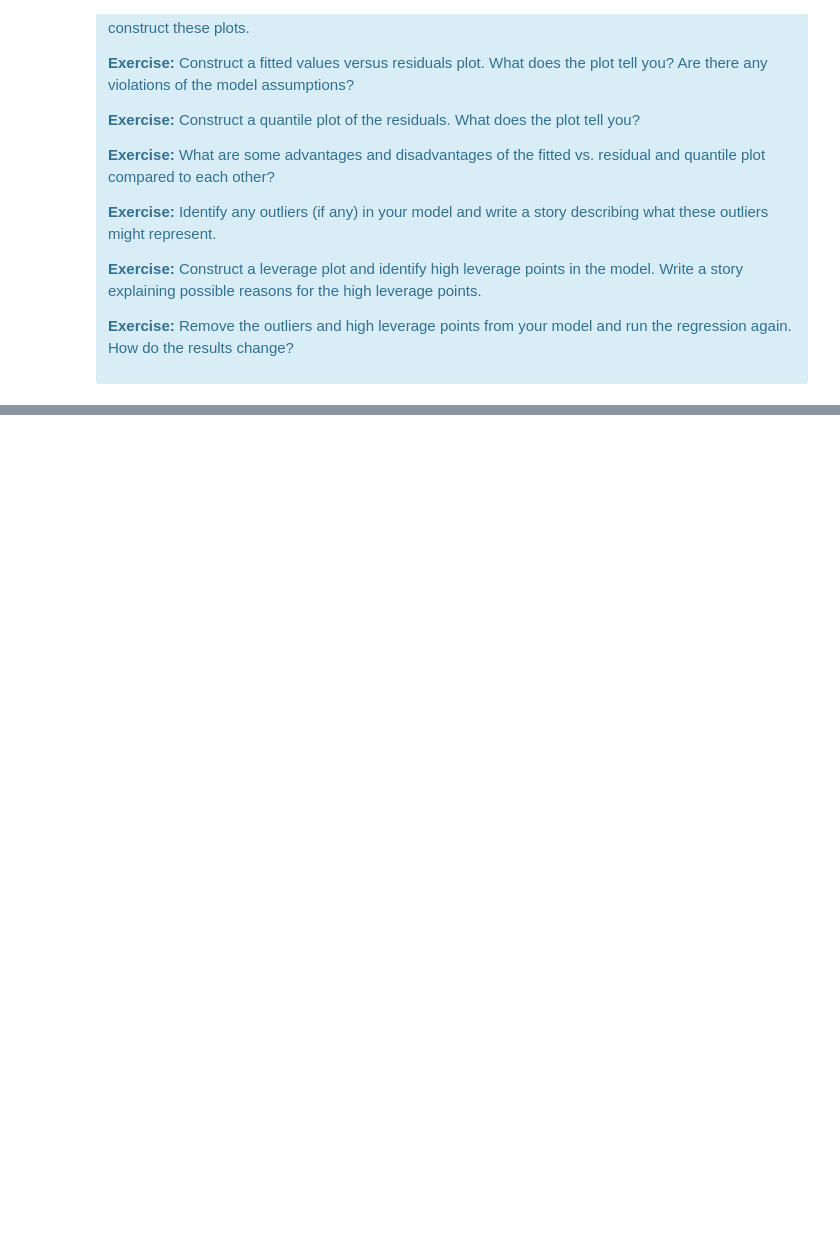
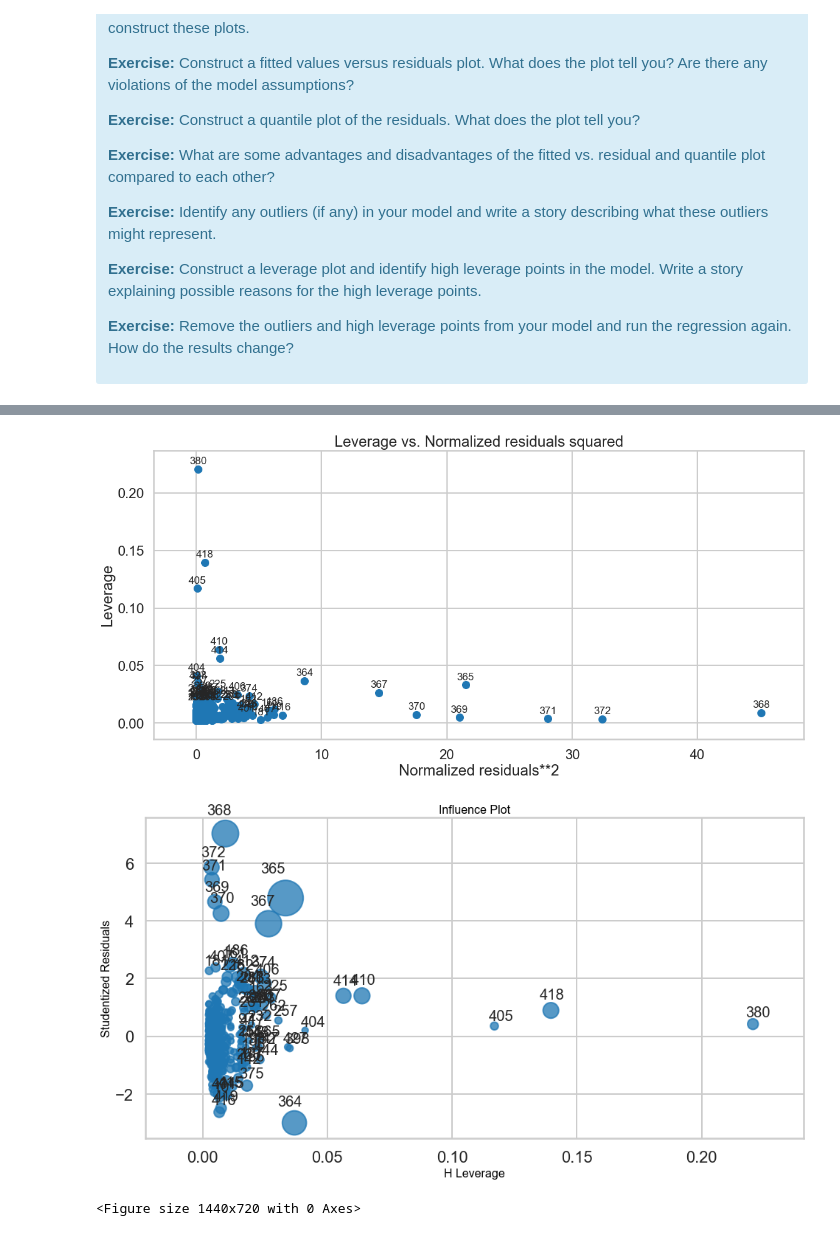
Before and after one commit to jyothirmayeen/springboard_mini_projects, a Jupyter notebook: linear_regression/Mini_Project_Linear_Regression.ipynb, the cells around one changed output, grey strips where cells are left out. Cells and saved outputs as stored; diff of their text form; code cells hidden in the pictures; blank space fills up the shorter version.

```diff
--- a/linear_regression/Mini_Project_Linear_Regression.ipynb
+++ b/linear_regression/Mini_Project_Linear_Regression.ipynb
@@ -990 +991,21 @@ influence_plot(m_set_V, criterion="cooks")
+# %%
+#Excercise 5
+plt.rc("figure", figsize=(16,8))
+plt.rc("font", size=14)
+
+from statsmodels.graphics.regressionplots import *
+fig = plot_leverage_resid2(m_set_V, alpha = 0.05)
+fig.tight_layout(pad=1.0)
+plt.show()
+
+influence_plot(m_set_V, criterion="cooks")
+plt.figure(figsize=(20,10))
+plt.show()
+
+#Points 380, 418, 405 are high leverage points but these do not have high reseiduals.
+#These points could be because of the outliers we found earlier.
+# %% [output]
+[figure, added]
+[figure, added]
+<Figure size 1440x720 with 0 Axes>
 # %%
```
Also changed, not shown: parts of 8 cells of this notebook, 1 other file.
